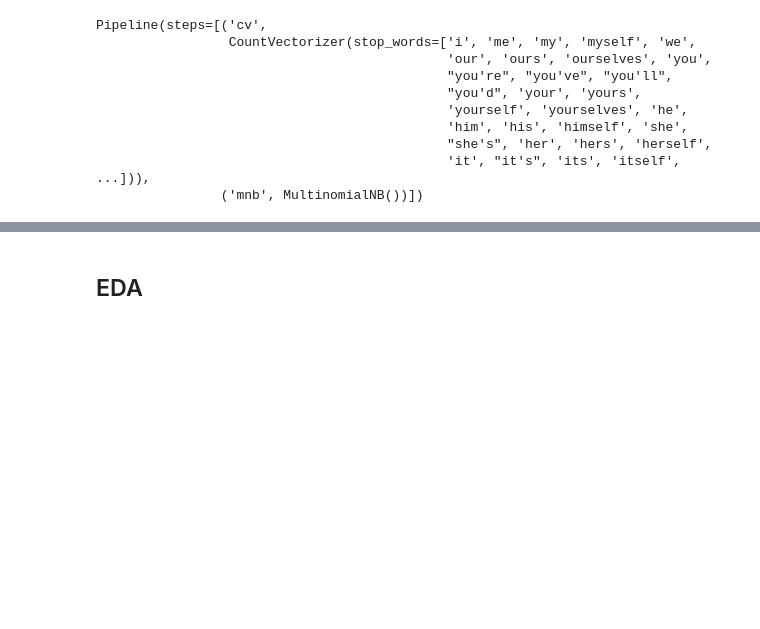
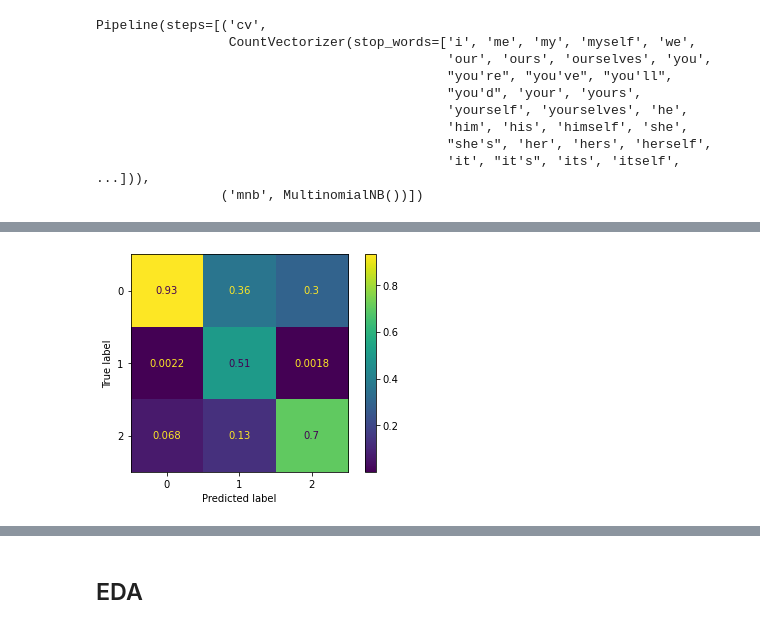
Before and after one commit to raylinsoriano/NLP_project, a Jupyter notebook: Individual Notebooks/Meaghan's Notebook.ipynb, the cells around one changed output, grey strips where cells are left out. Drawn from its saved outputs; the diff is of its cells as text; code cells hidden in the pictures; blank space fills up the shorter version.

```diff
--- a/Individual Notebooks/Meaghan's Notebook.ipynb
+++ b/Individual Notebooks/Meaghan's Notebook.ipynb
@@ -208,0 +310,8 @@ plot_confusion_matrix(fsm_pipe, df_train_clean['text'], df_train_clean['target']
+# %%
+bayes_smote_pipe = imbpipe([
+                            ('tfidf', TfidfVectorizer(stop_words=sw)),
+                            ('smote', SMOTE(random_state=42)),
+                            ('mnb', MultinomialNB())
+])
+# %%
+bayes_smote_pipe.fit(df_train_clean['text'], df_train_clean['target'])
@@ -208,0 +346,7 @@ plot_confusion_matrix(fsm_pipe, df_train_clean['text'], df_train_clean['target']
+# %%
+plot_confusion_matrix(bayes_smote_pipe,
+                      df_train_clean['text'],
+                      df_train_clean['target'],
+                      normalize='pred');
+# %% [output]
+[figure, added]
```
Also changed, not shown: parts of 28 cells of this notebook.
